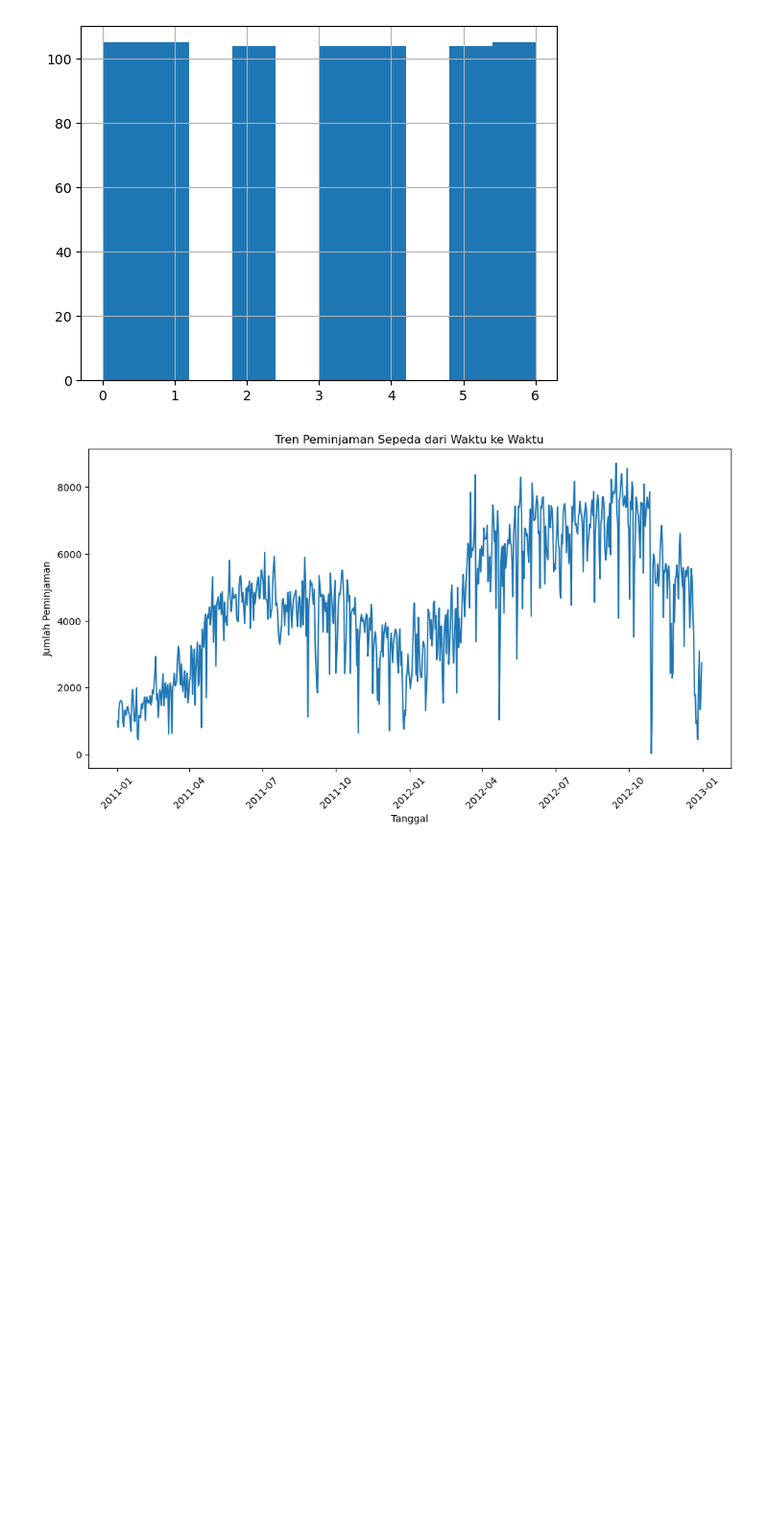
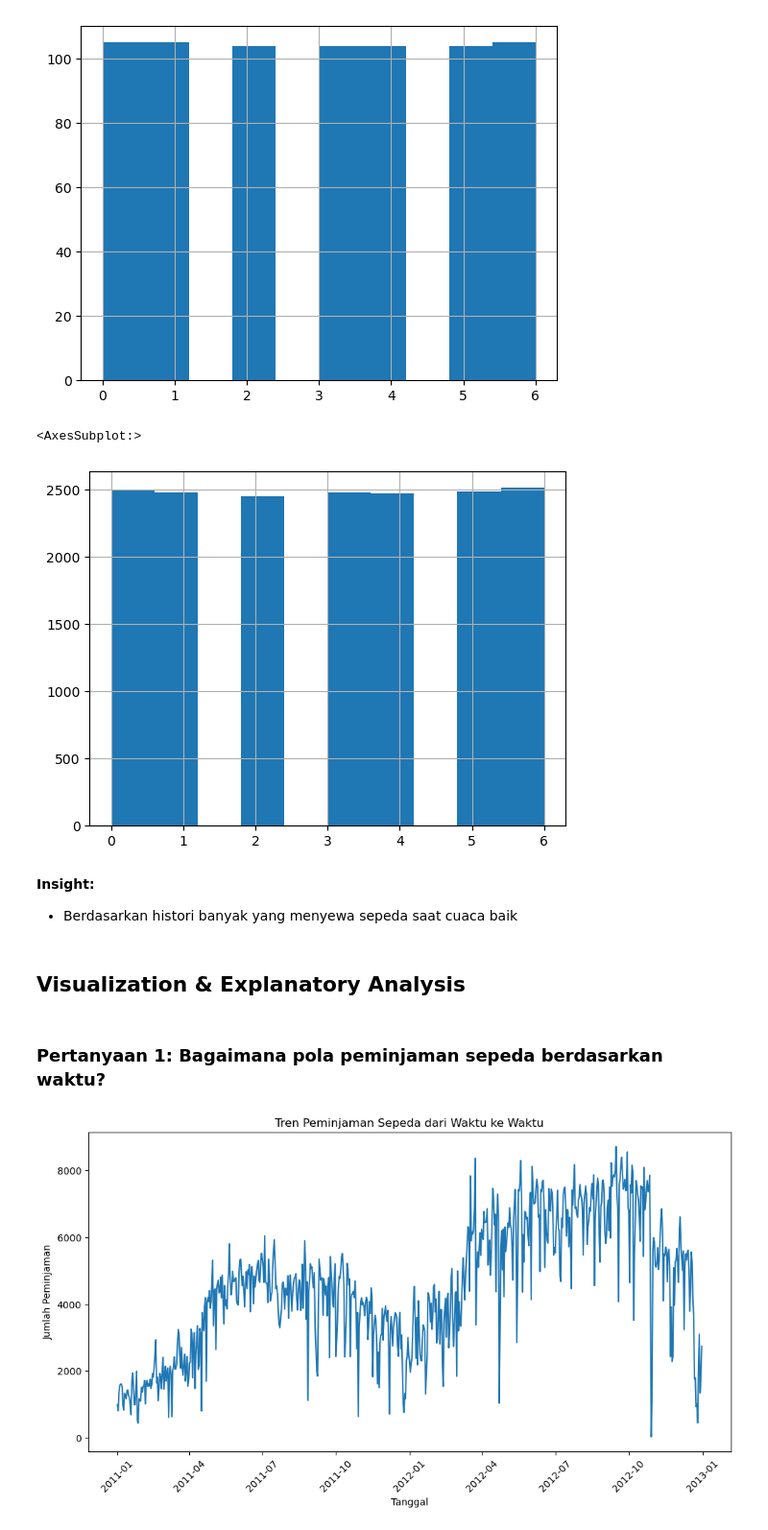
Before and after one commit to Iqbalfaridzi23/Analisis-Data-Bike-Sharing, a Jupyter notebook: notebook.ipynb, the cells around one changed output. Shown at 96% size. Saved outputs shown, nothing was run; the diff lists cells and outputs as text; code cells hidden in the pictures; blank space fills up the shorter version.

```diff
--- a/Analisis Tren Sepeda.ipynb
+++ b/notebook.ipynb
@@ -162,3 +228,15 @@ hour_df["dteday"] = pd.to_datetime(hour_df["dteday"])
+# %%
+hour_df.weekday.hist()
+# %% [output]
+<AxesSubplot:>
+[figure, added]
+# %% [markdown]
+**Insight:**
+- Berdasarkan histori banyak yang menyewa sepeda saat cuaca baik
+# %% [markdown]
+## Visualization & Explanatory Analysis
+# %% [markdown]
+### Pertanyaan 1: Bagaimana pola peminjaman sepeda berdasarkan waktu?
 # %%
 plt.figure(figsize=(12, 6))
 sns.lineplot(data=day_df, x="dteday", y="cnt")
```
Also changed, not shown: parts of 38 cells of this notebook, 2 other files.
